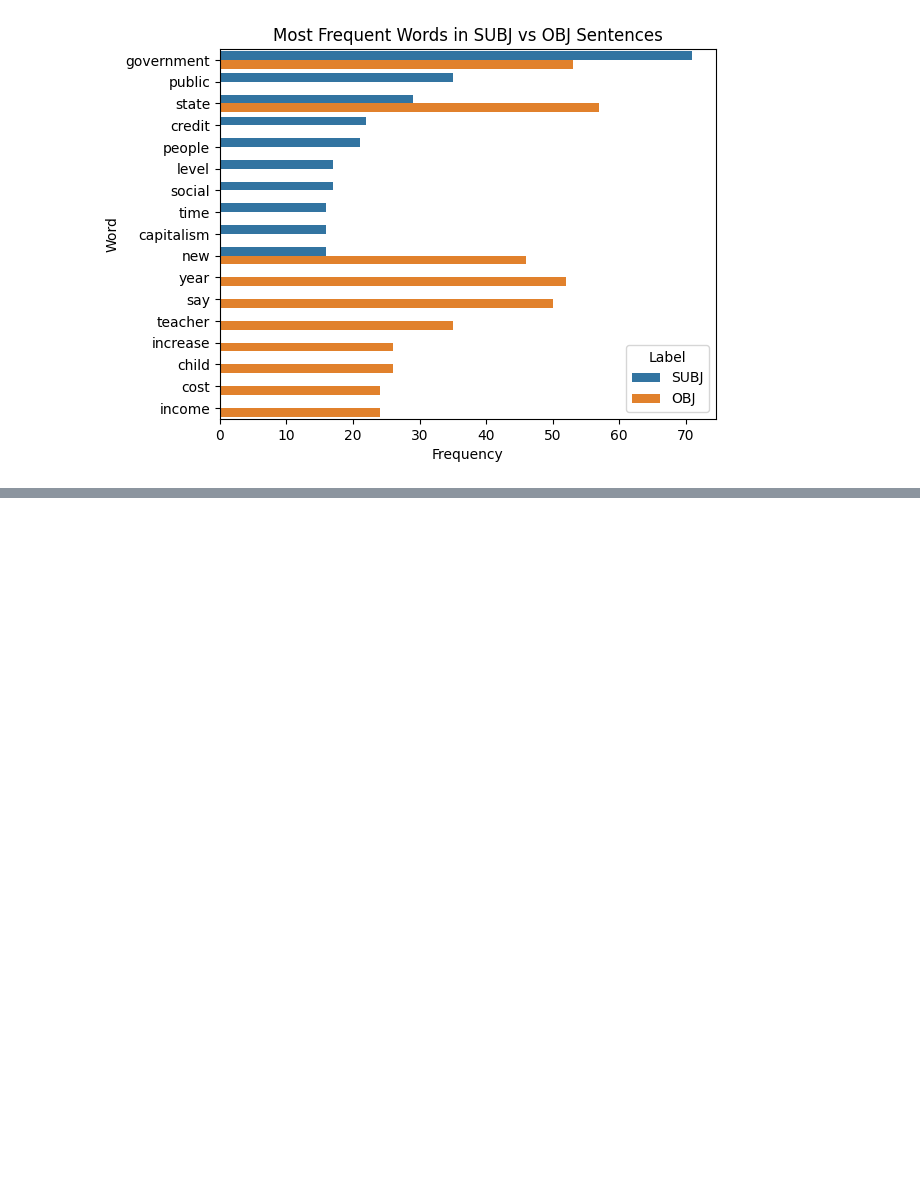
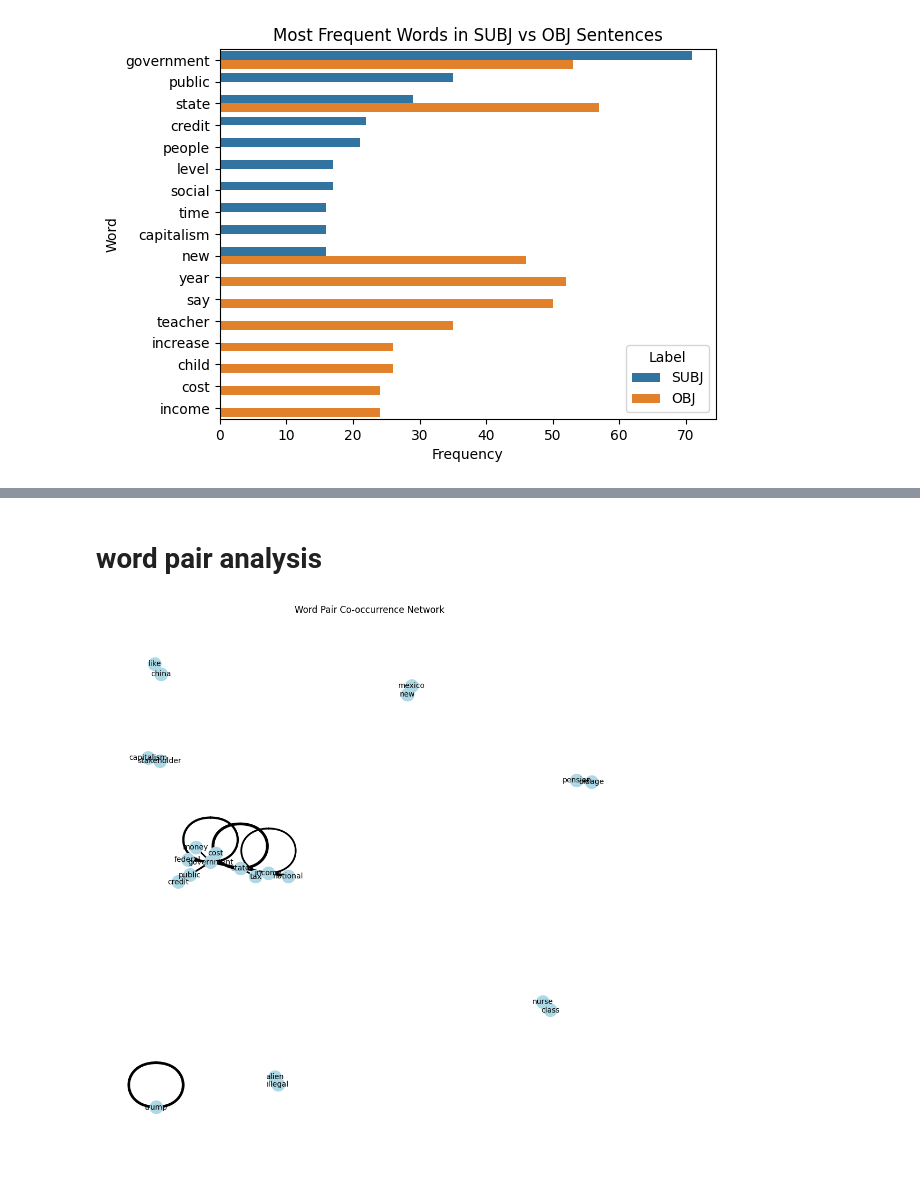
Before and after one commit to rabrie10/AI-project, a Jupyter notebook: model/pre-processing.ipynb, the cells around one changed output, grey strips where cells are left out. Cells and saved outputs as stored; diff of their text form; code cells hidden in the pictures; blank space fills up the shorter version.

```diff
--- a/model/pre-processing.ipynb
+++ b/model/pre-processing.ipynb
@@ -26,11 +26,3 @@ Data columns (total 4 columns):
  3   sentence         830 non-null    object
 dtypes: bool(1), object(3)
 memory usage: 20.4+ KB
-# %%
-df['sentence'] = df['sentence'].str.lower()
-# Lowercasing: Convert all text to lowercase to avoid treating words like "News" and "news" as different tokens
-# %%
-import re
-
-# Remove Punctuation and Special Characters: Stripping unnecessary characters that don't carry meaning (commas, exclamation points, etc.)
-df['sentence'] = df['sentence'].apply(lambda x: re.sub(r'[^\w\s]', '', x))
@@ -115,11 +60,0 @@ plt.show()
-# %%
-# Function to clean tokens
-def clean_tokens(tokens):
-    # Keep tokens that are alphabetic and longer than 1 character
-    return [token for token in tokens if token.isalpha() and len(token) > 1]
-
-# Apply the cleaning function to the sentence column
-df['sentence'] = df['sentence'].apply(clean_tokens)
-
-# Verify the cleaned tokens
-print(df['sentence'].head())
@@ -244,0 +179,29 @@ plt.show()
+# %% [markdown]
+# word pair analysis
+# %%
+from collections import Counter
+from itertools import combinations
+import networkx as nx
+import matplotlib.pyplot as plt
+
+# Extract word pairs for each sentence
+word_pairs = []
+for sentence in df['sentence']:
+    word_pairs.extend(combinations(sentence, 2))
+
+# Count word pair frequencies
+pair_counts = Counter(word_pairs).most_common(20)
+
+# Create a network graph of word pairs
+graph = nx.Graph()
+for (word1, word2), count in pair_counts:
+    graph.add_edge(word1, word2, weight=count)
+
+# Plot the graph
+plt.figure(figsize=(10, 10))
+pos = nx.spring_layout(graph)
+nx.draw(graph, pos, with_labels=True, node_color="lightblue", font_size=10, width=[d['weight'] / 5 for _, _, d in graph.edges(data=True)])
+plt.title("Word Pair Co-occurrence Network")
+plt.show()
+# %% [output]
+[figure, added]
```
Also changed, not shown: parts of 16 cells of this notebook.
